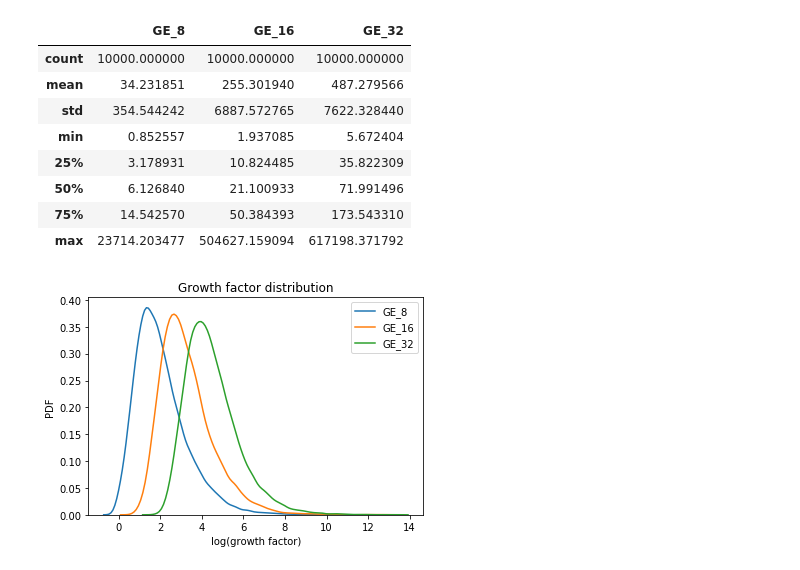
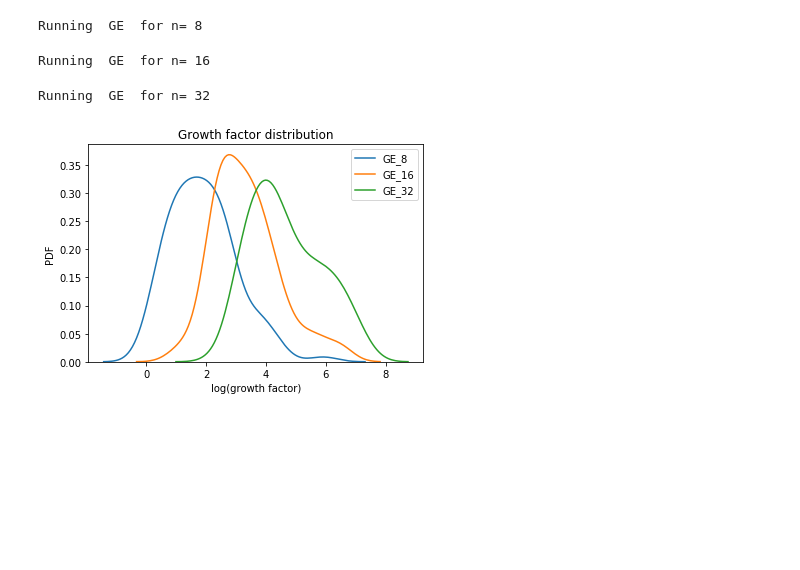
Before and after one commit to rohans0509/Project, a Jupyter notebook: use.ipynb, the cells around one changed output. Saved outputs shown, nothing was run; the diff lists cells and outputs as text; code cells hidden in the pictures; blank space fills up the shorter version.

```diff
--- a/use.ipynb
+++ b/use.ipynb
@@ -6,27 +6,21 @@ import numpy.linalg as la
 from IPython.display import display
 # %%
 n_list=[8,16,32]                                                         # List of sizes of matrices to generate
-samples=10000                                                      # Number of matrices to generate
+samples=100                                                      # Number of matrices to generate
 methods=["GE"]                                        # Add more methods here, options : "GE","GEPP","GEM"
 
 plot_type="hist"                                                    # "hist" or "boxplot"
 log=True                                                           # True or False
-save_path="Plots/GE_hist.png"                                      # Path to save plot
+save_path="Plots/test.png"                                      # Path to save plot
 
 results=run_random_ensemble(methods=methods,n_list=n_list,samples=samples)
 stats=compute_stats(results)
 plot=plot_results(results,plot_type=plot_type,log=log,save_path=save_path)
 
-display(stats)
+# display(stats)
 # %% [output]
-|  | GE_8 | GE_16 | GE_32 |
-| count | 10000.000000 | 10000.000000 | 10000.000000 |
-| mean | 34.231851 | 255.301940 | 487.279566 |
-| std | 354.544242 | 6887.572765 | 7622.328440 |
-| min | 0.852557 | 1.937085 | 5.672404 |
-| 25% | 3.178931 | 10.824485 | 35.822309 |
-| 50% | 6.126840 | 21.100933 | 71.991496 |
-| 75% | 14.542570 | 50.384393 | 173.543310 |
-| max | 23714.203477 | 504627.159094 | 617198.371792 |
+Running  GE  for n= 8
+Running  GE  for n= 16
+Running  GE  for n= 32
-[figure, old version]
+[figure, new version]
 # %%
```
Also changed, not shown: parts of 2 cells of this notebook, 4 other files.
